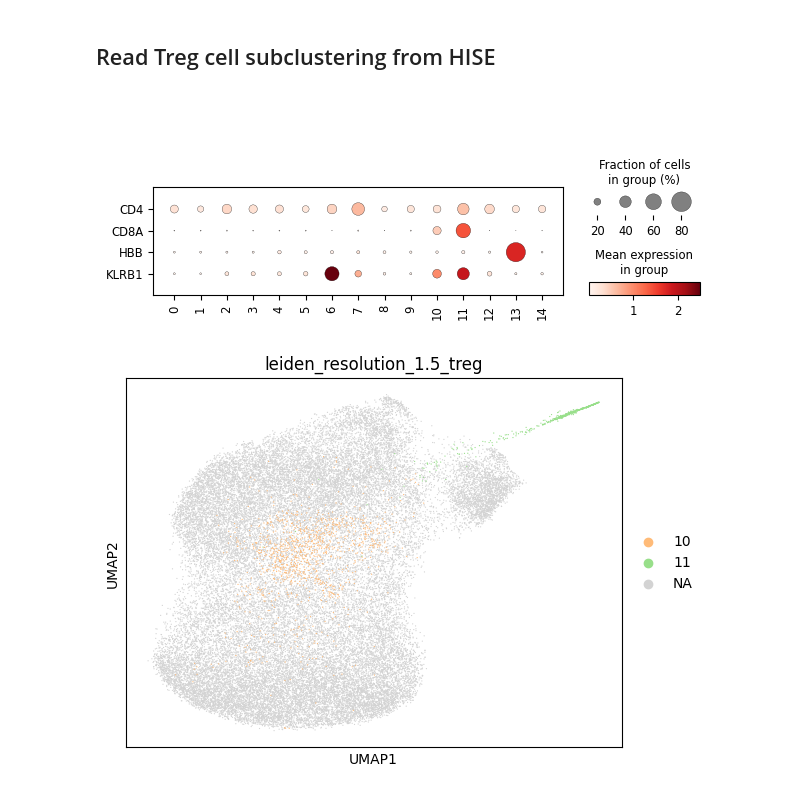
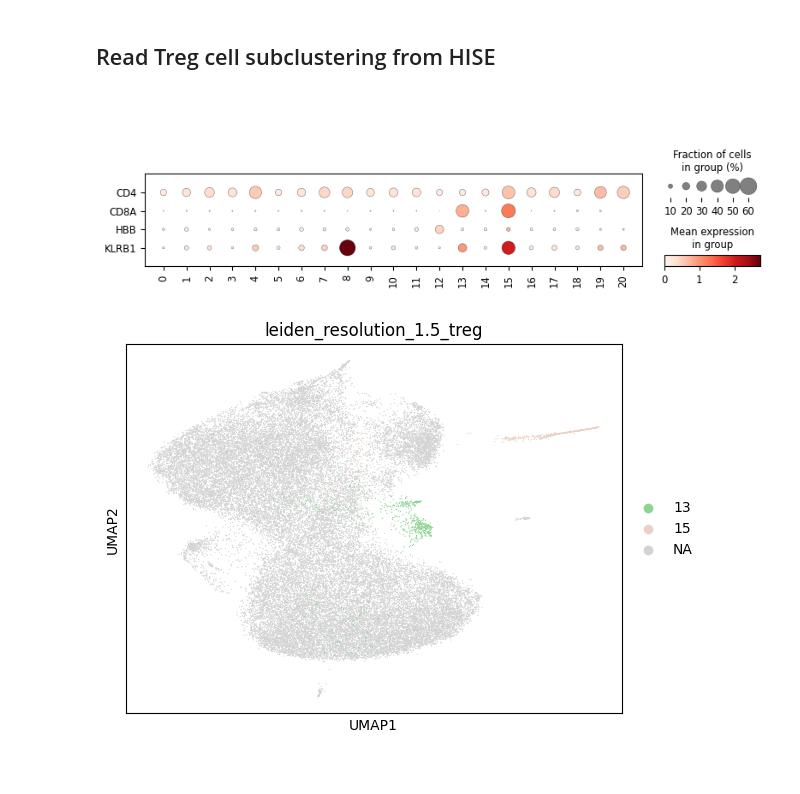
Before and after one commit to aifimmunology/aifi-healthy-pbmc-reference, a Jupyter notebook: version_adaptation/04c-Python_check_treg.ipynb, the cells around one changed output. Cells and saved outputs as stored; diff of their text form; code cells hidden in the pictures.

```diff
--- a/version_adaptation/04c-Python_check_treg.ipynb
+++ b/version_adaptation/04c-Python_check_treg.ipynb
@@ -16,7 +16,7 @@ def read_adata_uuid(h5ad_uuid):
 # %% [markdown]
 ## Read Treg cell subclustering from HISE
 # %%
-adata = read_adata_uuid('5aee2daa-ad60-4ef5-9db9-efbd737d6232')
+adata = read_adata_uuid('35b11bcf-7a45-4714-b470-9f7627d6fbbd')
 # %%
 markers = ['CD4', 'CD8A', 'HBB', 'KLRB1']
 # %%
@@ -27,15 +27,15 @@ sc.pl.dotplot(
     swap_axes = True
 )
 # %% [output]
-[figure, old version]
+[figure, new version]
 # %%
 sc.pl.umap(
     adata,
     color = 'leiden_resolution_1.5_treg',
-    groups = ['10', '11', '13']
+    groups = ['13', '15']
 )
 # %% [output]
-[figure, old version]
+[figure, new version]
 # %%
 sc.pl.umap(
     adata,
```
Also changed, not shown: parts of 1 cell of this notebook.
